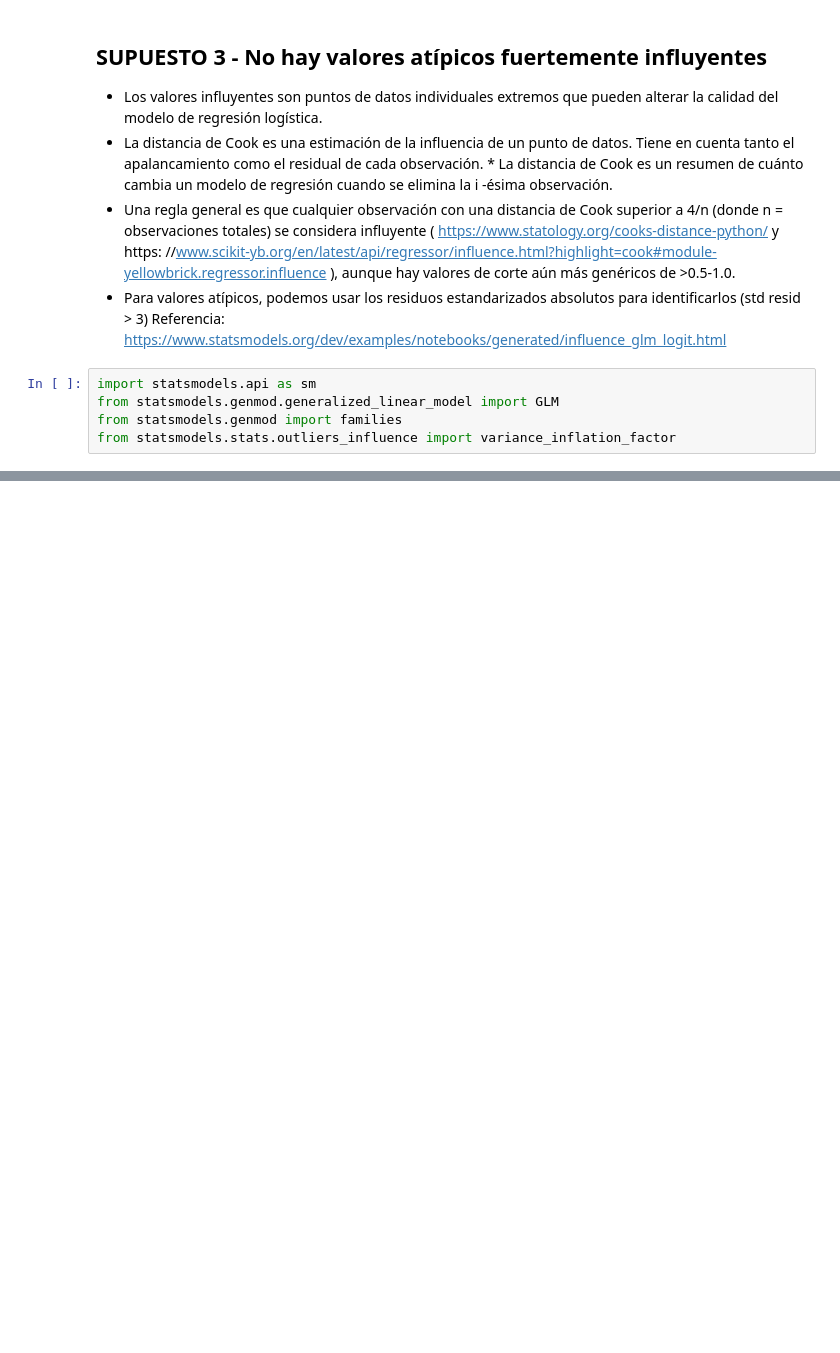
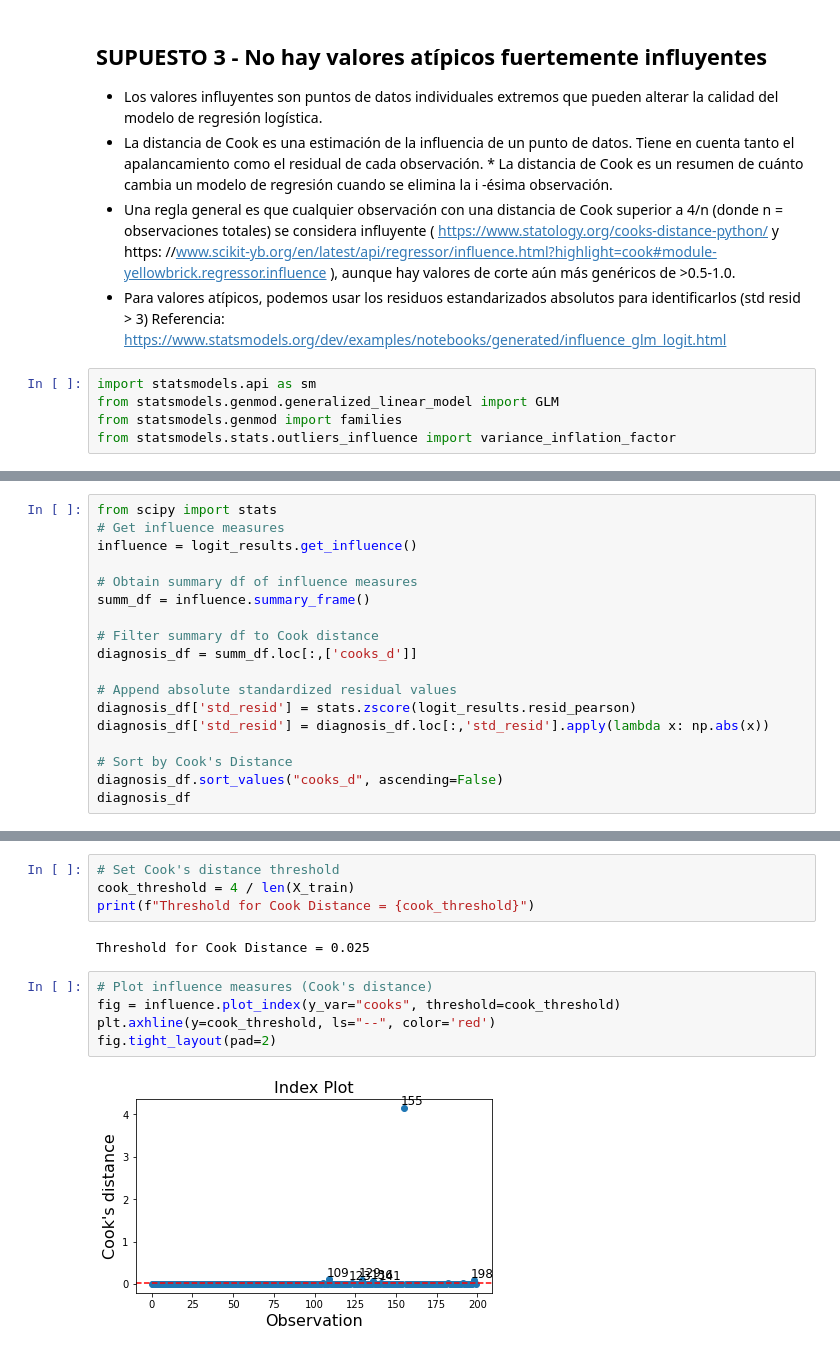
Before and after one commit to octagomez/TP_MARZO2022_REGRESION_LOGISTICA, a Jupyter notebook: Matrices_20_Ejercicio_TP_MARZO_NARCI_.ipynb, the cells around one changed output, grey strips where cells are left out. Drawn from its saved outputs; the diff is of its cells as text; blank space fills up the shorter version.

```diff
--- a/Matrices_20_Ejercicio_TP_MARZO_NARCI_.ipynb
+++ b/Matrices_20_Ejercicio_TP_MARZO_NARCI_.ipynb
@@ -319,0 +351,18 @@ x3            -0.0012      0.000     -2.385      0.017      -0.002      -0.000
+# %%
+from scipy import stats
+# Get influence measures
+influence = logit_results.get_influence()
+
+# Obtain summary df of influence measures
+summ_df = influence.summary_frame()
+
+# Filter summary df to Cook distance
+diagnosis_df = summ_df.loc[:,['cooks_d']]
+
+# Append absolute standardized residual values
+diagnosis_df['std_resid'] = stats.zscore(logit_results.resid_pearson)
+diagnosis_df['std_resid'] = diagnosis_df.loc[:,'std_resid'].apply(lambda x: np.abs(x))
+
+# Sort by Cook's Distance
+diagnosis_df.sort_values("cooks_d", ascending=False)
+diagnosis_df
@@ -319,0 +383,13 @@ x3            -0.0012      0.000     -2.385      0.017      -0.002      -0.000
+# %%
+# Set Cook's distance threshold
+cook_threshold = 4 / len(X_train)
+print(f"Threshold for Cook Distance = {cook_threshold}")
+# %% [output]
+Threshold for Cook Distance = 0.025
+# %%
+# Plot influence measures (Cook's distance)
+fig = influence.plot_index(y_var="cooks", threshold=cook_threshold)
+plt.axhline(y=cook_threshold, ls="--", color='red')
+fig.tight_layout(pad=2)
+# %% [output]
+[figure, added]
```
Also changed, not shown: parts of 10 cells of this notebook.
